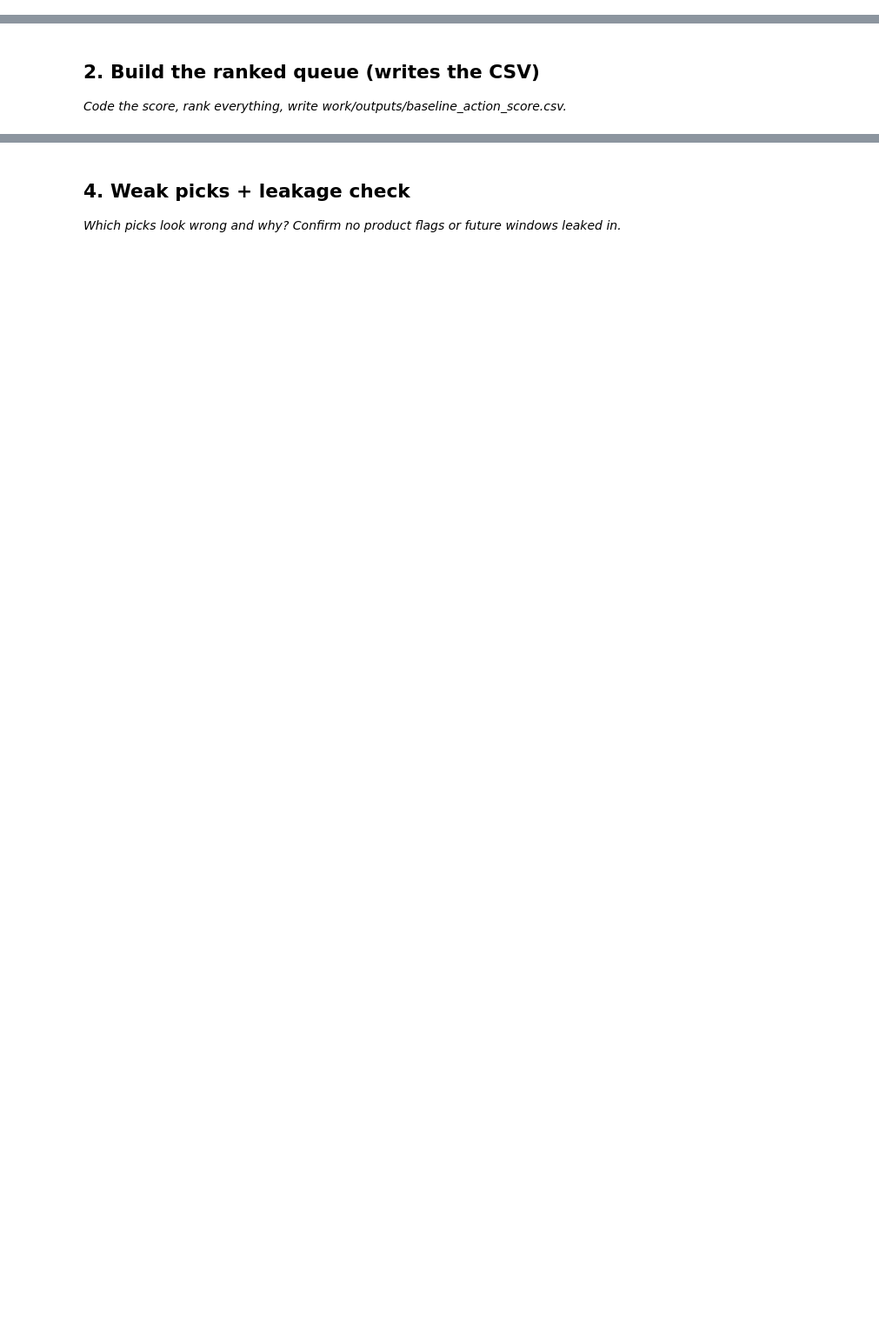
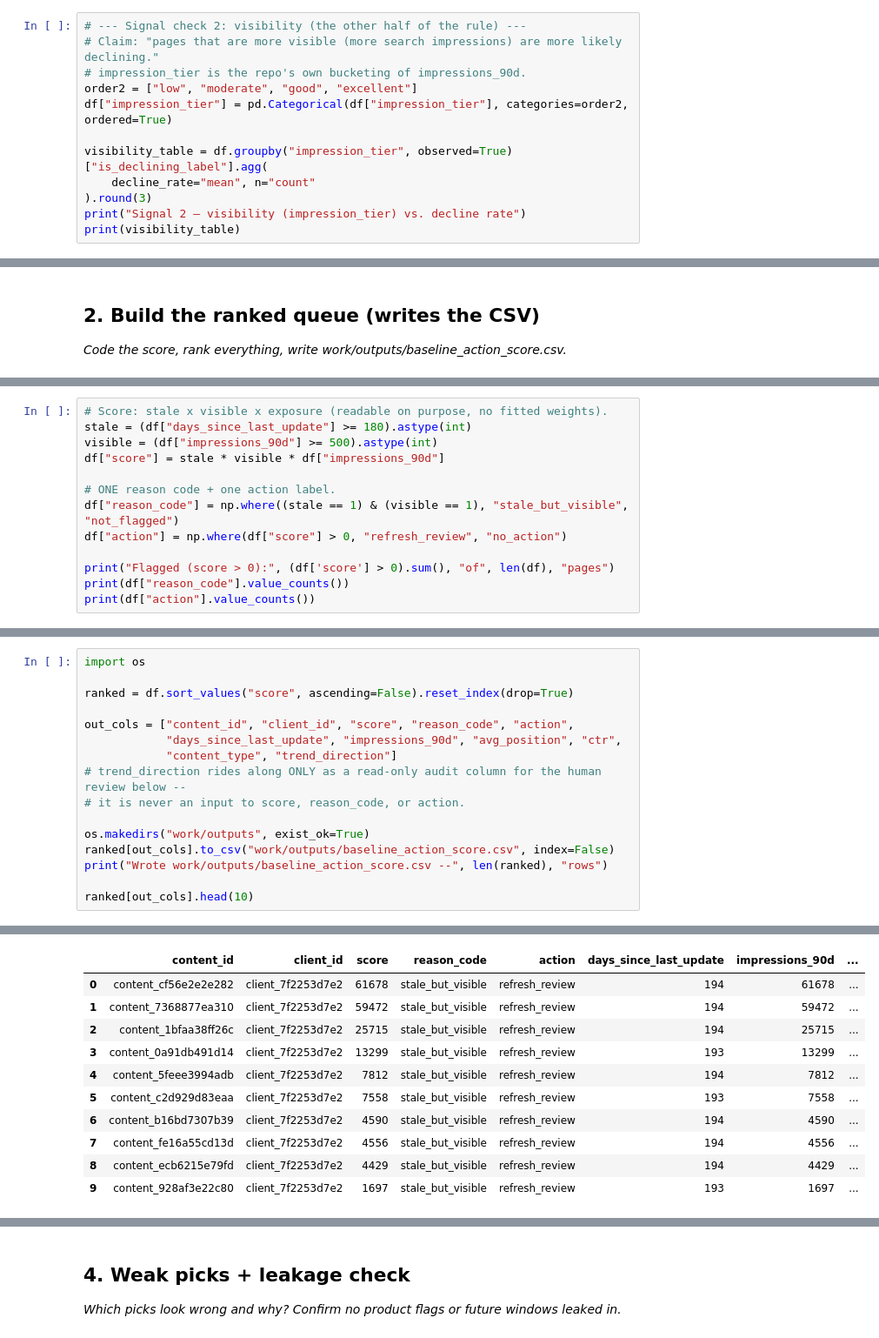
Before and after one commit to Ali-Haider987/alihaider-flyrank-ml, a Jupyter notebook: work/notebooks/w04_baseline_score.ipynb, the cells around one changed output, grey strips where cells are left out. Shown at 87% size. Drawn from its saved outputs; the diff is of its cells as text; blank space fills up the shorter version.

```diff
--- a/work/notebooks/w04_baseline_score.ipynb
+++ b/work/notebooks/w04_baseline_score.ipynb
@@ -15,0 +76,12 @@ This skeleton is yours to fill. Work the sections **in order** — each one has
+# %%
+# --- Signal check 2: visibility (the other half of the rule) ---
+# Claim: "pages that are more visible (more search impressions) are more likely declining."
+# impression_tier is the repo's own bucketing of impressions_90d.
+order2 = ["low", "moderate", "good", "excellent"]
+df["impression_tier"] = pd.Categorical(df["impression_tier"], categories=order2, ordered=True)
+
+visibility_table = df.groupby("impression_tier", observed=True)["is_declining_label"].agg(
+    decline_rate="mean", n="count"
+).round(3)
+print("Signal 2 — visibility (impression_tier) vs. decline rate")
+print(visibility_table)
@@ -29,0 +112,13 @@ This skeleton is yours to fill. Work the sections **in order** — each one has
+# %%
+# Score: stale x visible x exposure (readable on purpose, no fitted weights).
+stale = (df["days_since_last_update"] >= 180).astype(int)
+visible = (df["impressions_90d"] >= 500).astype(int)
+df["score"] = stale * visible * df["impressions_90d"]
+
+# ONE reason code + one action label.
+df["reason_code"] = np.where((stale == 1) & (visible == 1), "stale_but_visible", "not_flagged")
+df["action"] = np.where(df["score"] > 0, "refresh_review", "no_action")
+
+print("Flagged (score > 0):", (df['score'] > 0).sum(), "of", len(df), "pages")
+print(df["reason_code"].value_counts())
+print(df["action"].value_counts())
@@ -29,0 +135,17 @@ This skeleton is yours to fill. Work the sections **in order** — each one has
+# %%
+import os
+
+ranked = df.sort_values("score", ascending=False).reset_index(drop=True)
+
+out_cols = ["content_id", "client_id", "score", "reason_code", "action",
+            "days_since_last_update", "impressions_90d", "avg_position", "ctr",
+            "content_type", "trend_direction"]
+# trend_direction rides along ONLY as a read-only audit column for the human review below --
+# it is never an input to score, reason_code, or action.
+
+os.makedirs("work/outputs", exist_ok=True)
+ranked[out_cols].to_csv("work/outputs/baseline_action_score.csv", index=False)
+print("Wrote work/outputs/baseline_action_score.csv --", len(ranked), "rows")
+
+ranked[out_cols].head(10)
+# %% [output]
@@ -29,0 +153,11 @@ This skeleton is yours to fill. Work the sections **in order** — each one has
+|  | content_id | client_id | score | reason_code | action | days_since_last_update | impressions_90d | ... |
+| 0 | content_cf56e2e2e282 | client_7f2253d7e2 | 61678 | stale_but_visible | refresh_review | 194 | 61678 | ... |
+| 1 | content_7368877ea310 | client_7f2253d7e2 | 59472 | stale_but_visible | refresh_review | 194 | 59472 | ... |
+| 2 | content_1bfaa38ff26c | client_7f2253d7e2 | 25715 | stale_but_visible | refresh_review | 194 | 25715 | ... |
+| 3 | content_0a91db491d14 | client_7f2253d7e2 | 13299 | stale_but_visible | refresh_review | 193 | 13299 | ... |
+| 4 | content_5feee3994adb | client_7f2253d7e2 | 7812 | stale_but_visible | refresh_review | 194 | 7812 | ... |
+| 5 | content_c2d929d83eaa | client_7f2253d7e2 | 7558 | stale_but_visible | refresh_review | 193 | 7558 | ... |
+| 6 | content_b16bd7307b39 | client_7f2253d7e2 | 4590 | stale_but_visible | refresh_review | 194 | 4590 | ... |
+| 7 | content_fe16a55cd13d | client_7f2253d7e2 | 4556 | stale_but_visible | refresh_review | 194 | 4556 | ... |
+| 8 | content_ecb6215e79fd | client_7f2253d7e2 | 4429 | stale_but_visible | refresh_review | 194 | 4429 | ... |
+| 9 | content_928af3e22c80 | client_7f2253d7e2 | 1697 | stale_but_visible | refresh_review | 193 | 1697 | ... |
```
Also changed, not shown: parts of 22 cells of this notebook.
